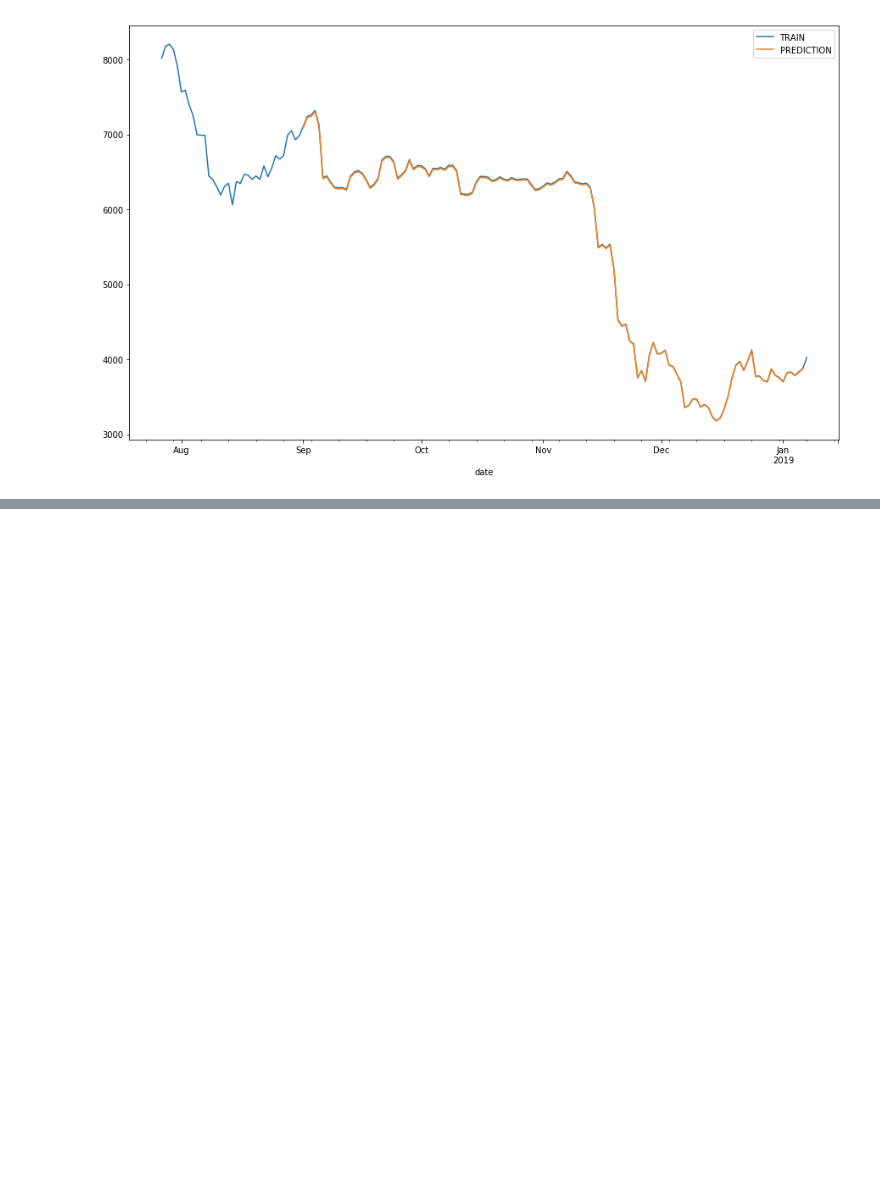
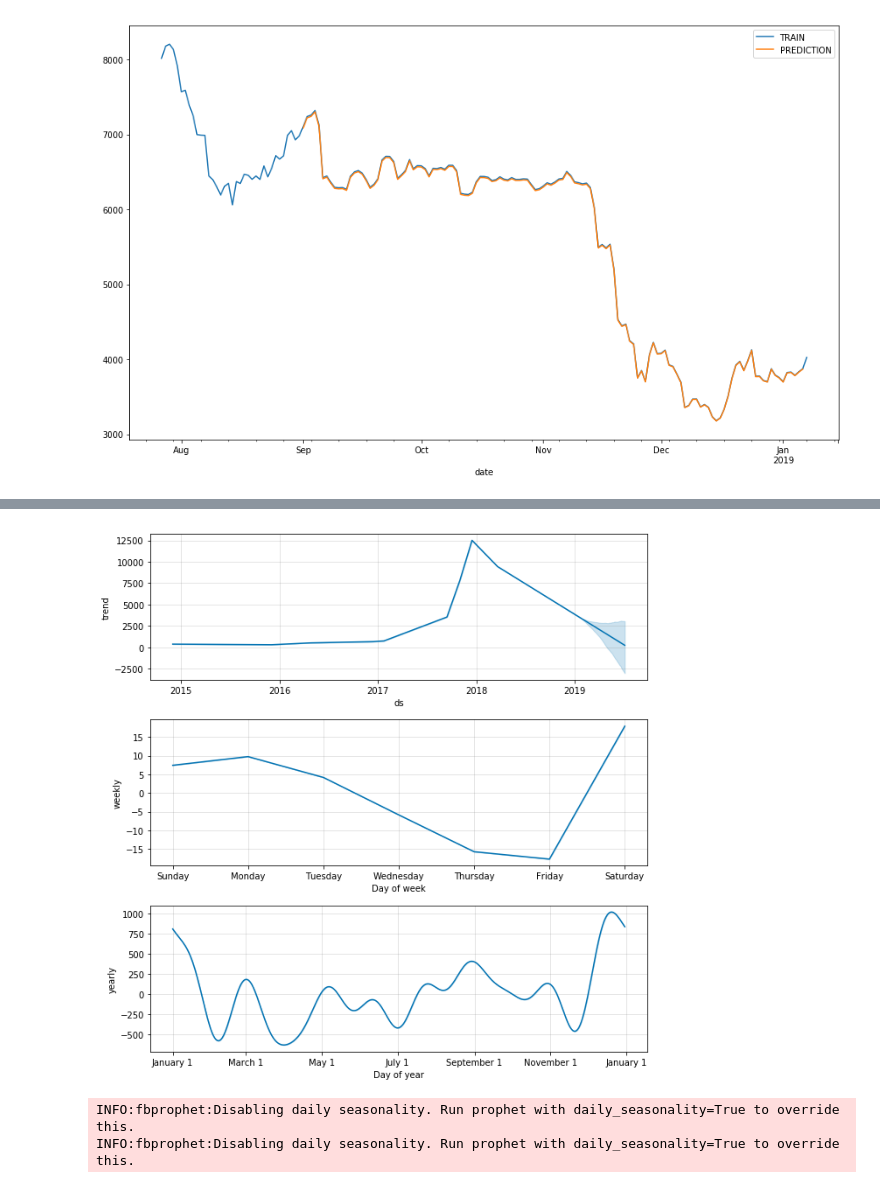
Before and after one commit to legomydiego/Thinkful-Final-Capstone, a Jupyter notebook: Final Capstone.ipynb, the cells around one changed output, grey strips where cells are left out. Drawn from its saved outputs; the diff is of its cells as text; code cells hidden in the pictures; blank space fills up the shorter version.

```diff
--- a/Final Capstone.ipynb
+++ b/Final Capstone.ipynb
@@ -735,0 +775,4 @@ test_plot_keras['Value'].plot(legend=True,label='PREDICTION',figsize=(15,9));
+# %%
+prophet_model.plot_components(forecast);
+# %% [output]
+[figure, added]
@@ -735,0 +787,14 @@ test_plot_keras['Value'].plot(legend=True,label='PREDICTION',figsize=(15,9));
+# %%
+# The changepoint_prior parameter adjusts the degree to which the model matches sudden changes in direction in the data
+# This loop creates two fitted prophet models into a list to see how the predictions differ
+priors = [0.0015, 0.015]
+prophets, labels = [], []
+for prior in priors:
+    prophet_log = fbprophet.Prophet(changepoint_prior_scale=prior)
+    prophet_log.fit(df_prophet_log)
+
+    prophets.append(prophet_log)
+    labels.append(r"CP Prior = " + str(prior))
+# %% [output]
+INFO:fbprophet:Disabling daily seasonality. Run prophet with daily_seasonality=True to override this.
+INFO:fbprophet:Disabling daily seasonality. Run prophet with daily_seasonality=True to override this.
```
Also changed, not shown: parts of 23 cells of this notebook.
